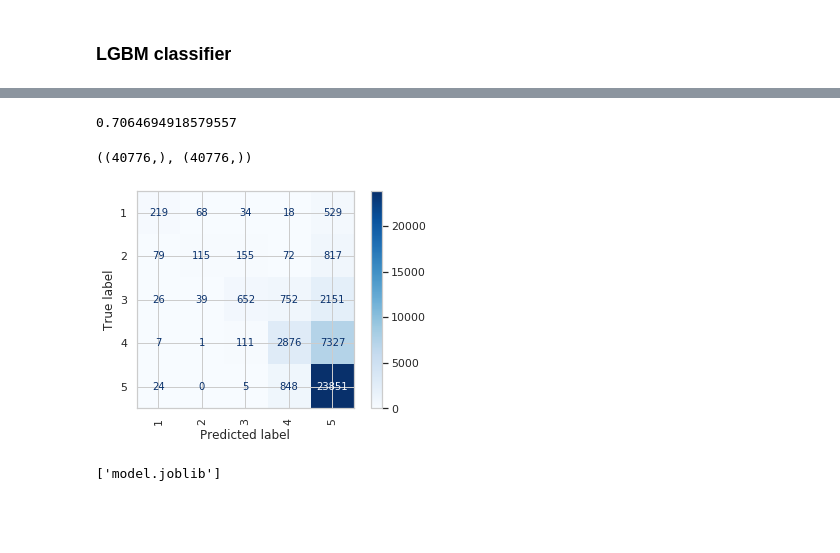
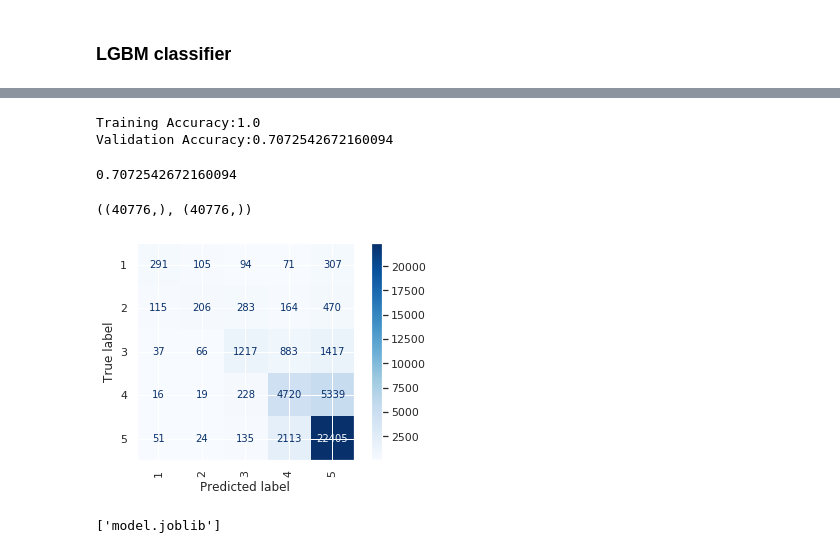
Before and after one commit to CodingDuckmx/AmazonKindleReviews, a Jupyter notebook: Notebooks/Kindle_Reviews_v_C_0_2_part1.ipynb, the cells around one changed output, grey strips where cells are left out. Drawn from its saved outputs; the diff is of its cells as text; code cells hidden in the pictures; blank space fills up the shorter version.

```diff
--- a/Notebooks/Kindle_Reviews_v_C_0_2_part1.ipynb
+++ b/Notebooks/Kindle_Reviews_v_C_0_2_part1.ipynb
@@ -724,5 +722,6 @@ X_val_lrcv =X_val_scaled
 # %%
 pipeline = make_pipeline(
+    ce.OrdinalEncoder(),
     StandardScaler(),
     LogisticRegression(solver='newton-cg',
                          class_weight='balanced',
@@ -804,10 +803,11 @@ n = 300
 
 features_important = importances.sort_values()[-n:].index
 
-X_train_rfc = pd.DataFrame(X_train_scaled,columns=X_train.columns)[features_important]
-X_val_rfc =pd.DataFrame(X_val_scaled,columns=X_train.columns)[features_important]
+X_train_rfc = pd.DataFrame(X_train,columns=X_train.columns)[features_important]
+X_val_rfc =pd.DataFrame(X_val,columns=X_train.columns)[features_important]
 # %%
 pipeline = make_pipeline(
+    ce.OrdinalEncoder(),
     RandomForestClassifier(random_state=42, n_jobs=-1, n_estimators=300, max_depth=100, min_samples_split=25)
 
 )
@@ -827,7 +830,10 @@ from sklearn.metrics import accuracy_score
 X_train_lgbm = X_train
 X_val_lgbm = X_val
 # %%
-model = LGBMClassifier(objective='multiclass', class_weight='balanced', n_jobs=-1, n_estimators= 300, learning_rate=0.4, num_leaves=1500, max_depth=70  )
+pipeline = make_pipeline(
+    ce.OrdinalEncoder(),
+    LGBMClassifier(objective='multiclass', class_weight='balanced', n_jobs=-1, n_estimators= 300, learning_rate=0.4, num_leaves=1500, max_depth=70  )
 
-model.fit(X_train_lgbm,y_train);
+)
+pipeline.fit(X_train_lgbm, y_train)
 # %% [output]
@@ -835,18 +857,28 @@ model.fit(X_train_lgbm,y_train);
+# %%
+
+score = pipeline.score(X_train_lgbm, y_train)
+score1 = pipeline.score(X_val_lgbm, y_val)
+
+print(f'Training Accuracy:{score}')
+print(f'Validation Accuracy:{score1}')
+# %% [output]
+Training Accuracy:1.0
+Validation Accuracy:0.7072542672160094
 # %%
-y_pred = model.predict(X_val_lgbm)
+y_pred = pipeline.predict(X_val_lgbm)
 
 accuracy_score(y_val,y_pred)
 # %% [output]
-0.7064694918579557
+0.7072542672160094
 # %%
 y_val.shape, y_pred.shape
 # %% [output]
 ((40776,), (40776,))
 # %%
-plot_confusion_matrix(pipeline,X_val_rfc,y_val,xticks_rotation='vertical', values_format='.0f', cmap=plt.cm.Blues)
+plot_confusion_matrix(pipeline,X_val_lgbm,y_val,xticks_rotation='vertical', values_format='.0f', cmap=plt.cm.Blues)
 plt.show();
 # %% [output]
-[figure, old version]
+[figure, new version]
 # %%
 dump(model, 'model.joblib', compress=True)
 # %% [output]
```
Also changed, not shown: parts of 20 cells of this notebook.
